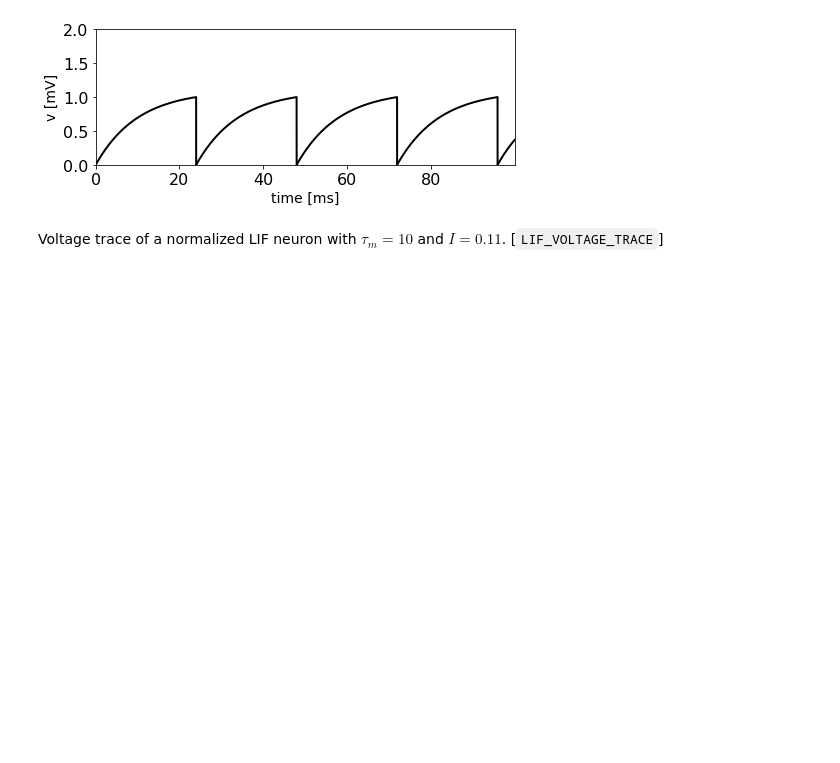
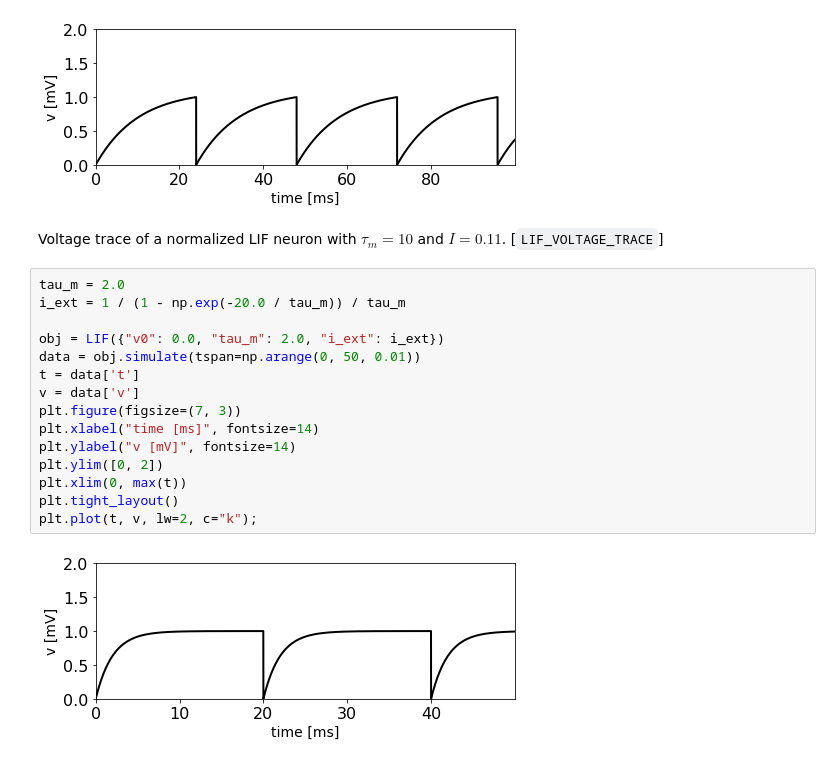
Before and after one commit to Ziaeemehr/mndynamics, a Jupyter notebook: mndynamics/examples/Chap_07.ipynb, the cells around one changed output. Drawn from its saved outputs; the diff is of its cells as text; blank space fills up the shorter version.

```diff
--- a/mndynamics/examples/Chap_07.ipynb
+++ b/mndynamics/examples/Chap_07.ipynb
@@ -150,3 +150,20 @@ plt.plot(t, v, lw=2, c="k");
 [figure]
 # %% [markdown]
 Voltage trace of a normalized LIF neuron with $\tau_m = 10$ and $I = 0.11$. [`LIF_VOLTAGE_TRACE`]
+# %%
+tau_m = 2.0
+i_ext = 1 / (1 - np.exp(-20.0 / tau_m)) / tau_m
+
+obj = LIF({"v0": 0.0, "tau_m": 2.0, "i_ext": i_ext})
+data = obj.simulate(tspan=np.arange(0, 50, 0.01))
+t = data['t']
+v = data['v']
+plt.figure(figsize=(7, 3))
+plt.xlabel("time [ms]", fontsize=14)
+plt.ylabel("v [mV]", fontsize=14)
+plt.ylim([0, 2])
+plt.xlim(0, max(t))
+plt.tight_layout()
+plt.plot(t, v, lw=2, c="k");
+# %% [output]
+[figure, added]
```
Also changed, not shown: 3 other files.
